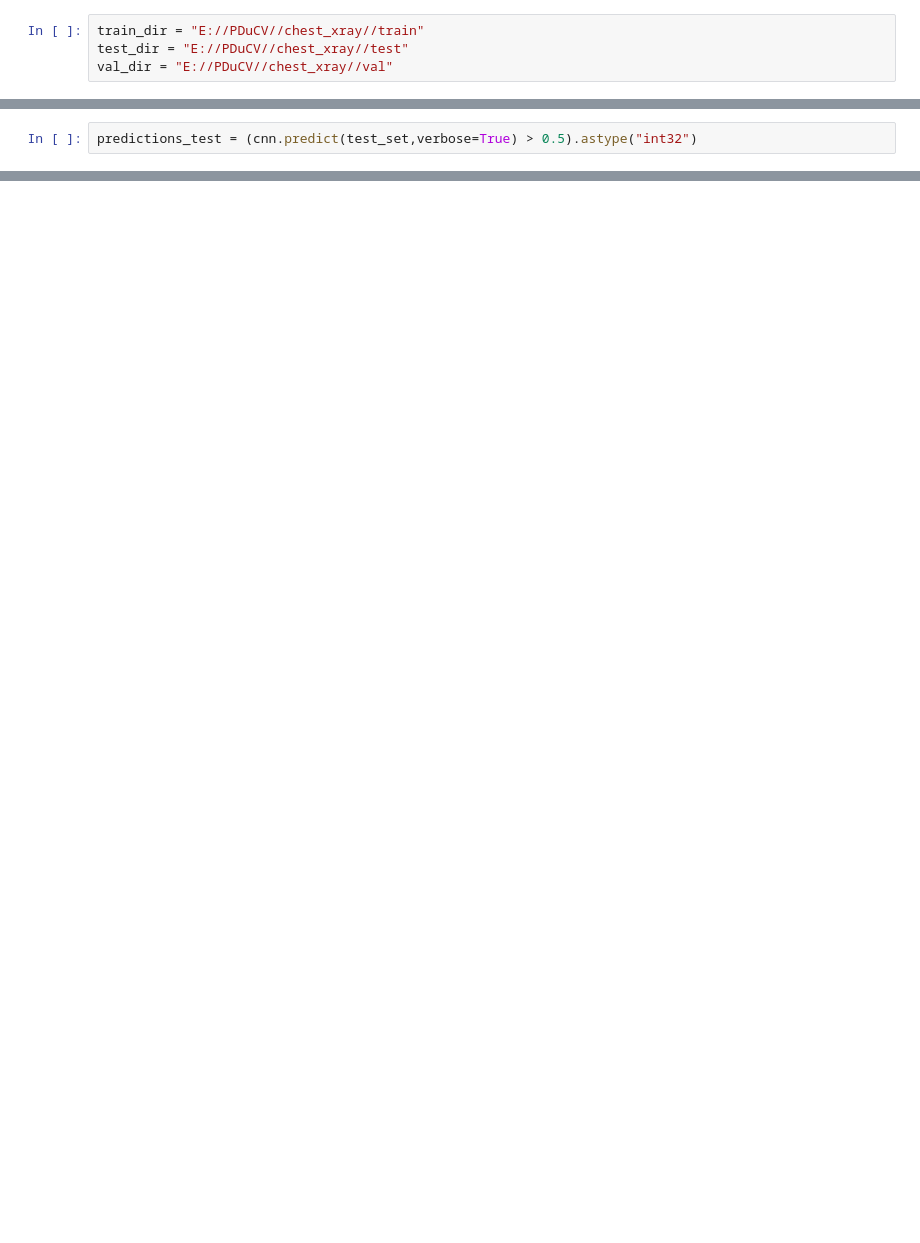
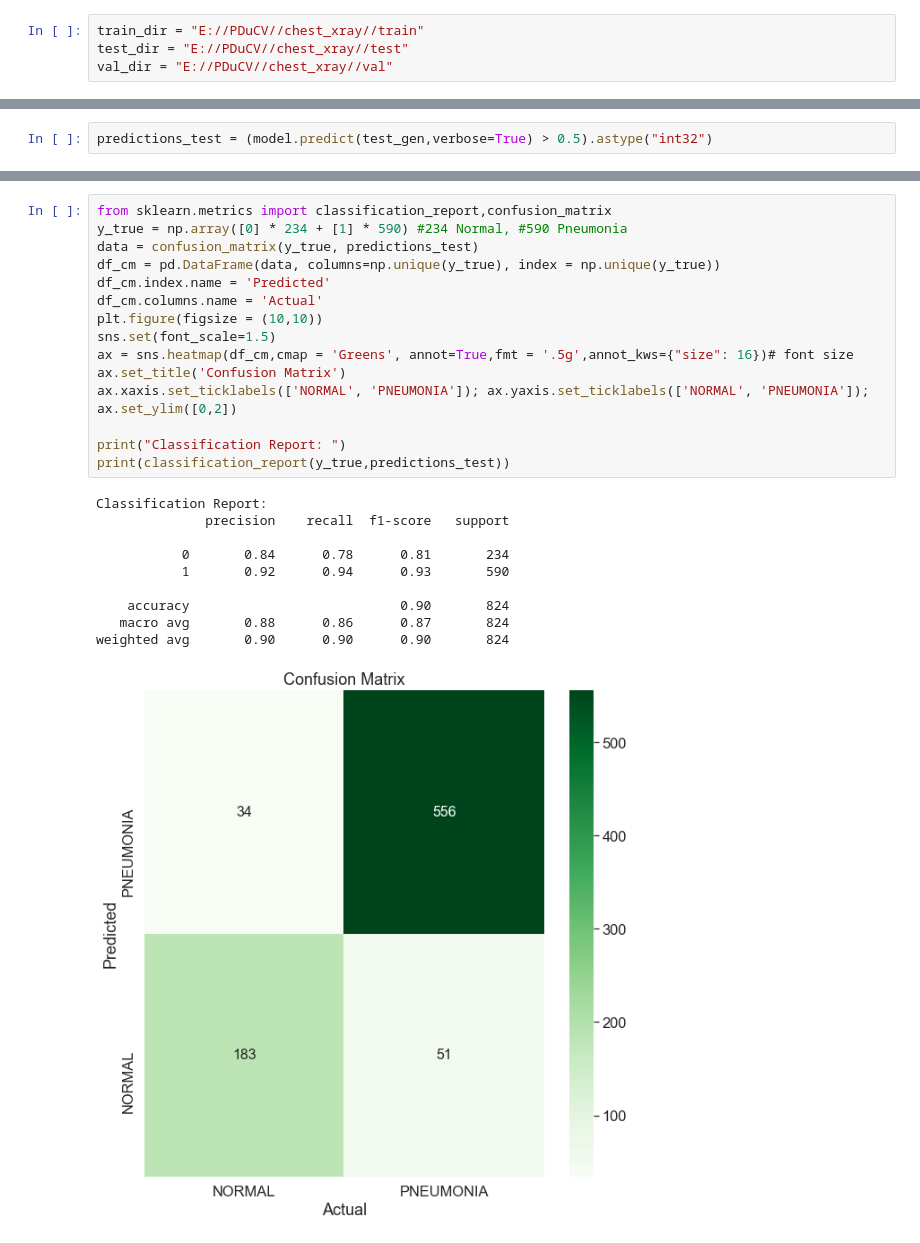
Before and after one commit to anweshb/PDuCV, a Jupyter notebook: Second Model.ipynb, the cells around one changed output, grey strips where cells are left out. Drawn from its saved outputs; the diff is of its cells as text; blank space fills up the shorter version.

Commit message:
made second model

```diff
--- a/Second Model.ipynb
+++ b/Second Model.ipynb
@@ -157,3 +143,3 @@ Testing accuracy :  89.3203854560852
 # %%
-predictions_test = (cnn.predict(test_set,verbose=True) > 0.5).astype("int32")
+predictions_test = (model.predict(test_gen,verbose=True) > 0.5).astype("int32")
 # %% [output]
@@ -160,0 +147,27 @@ predictions_test = (cnn.predict(test_set,verbose=True) > 0.5).astype("int32")
+# %%
+from sklearn.metrics import classification_report,confusion_matrix
+y_true = np.array([0] * 234 + [1] * 590) #234 Normal, #590 Pneumonia
+data = confusion_matrix(y_true, predictions_test)
+df_cm = pd.DataFrame(data, columns=np.unique(y_true), index = np.unique(y_true))
+df_cm.index.name = 'Predicted'
+df_cm.columns.name = 'Actual'
+plt.figure(figsize = (10,10))
+sns.set(font_scale=1.5)
+ax = sns.heatmap(df_cm,cmap = 'Greens', annot=True,fmt = '.5g',annot_kws={"size": 16})# font size
+ax.set_title('Confusion Matrix')
+ax.xaxis.set_ticklabels(['NORMAL', 'PNEUMONIA']); ax.yaxis.set_ticklabels(['NORMAL', 'PNEUMONIA']);
+ax.set_ylim([0,2])
+
+print("Classification Report: ")
+print(classification_report(y_true,predictions_test))
+# %% [output]
+Classification Report:
+              precision    recall  f1-score   support
+
+           0       0.84      0.78      0.81       234
+           1       0.92      0.94      0.93       590
+
+    accuracy                           0.90       824
+   macro avg       0.88      0.86      0.87       824
+weighted avg       0.90      0.90      0.90       824
+[figure, added]
```
Also changed, not shown: parts of 13 cells of this notebook.
